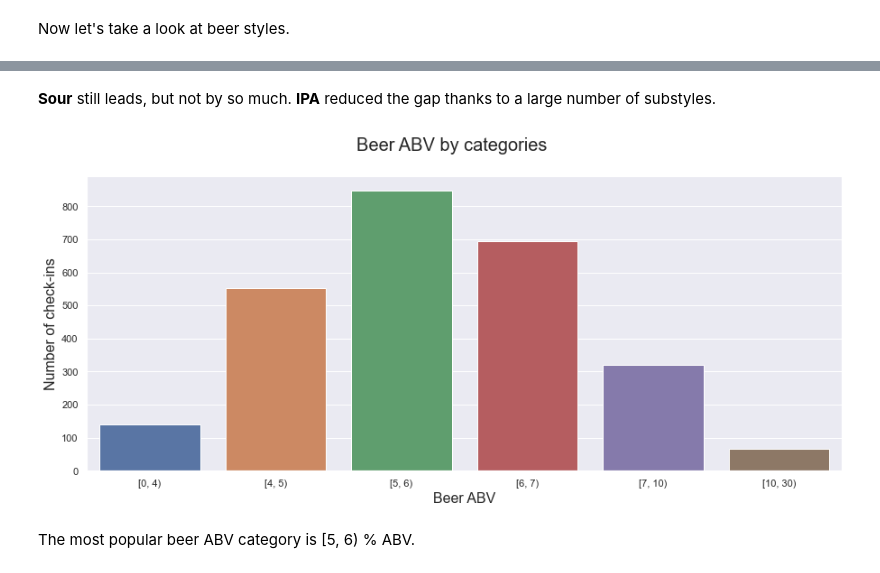
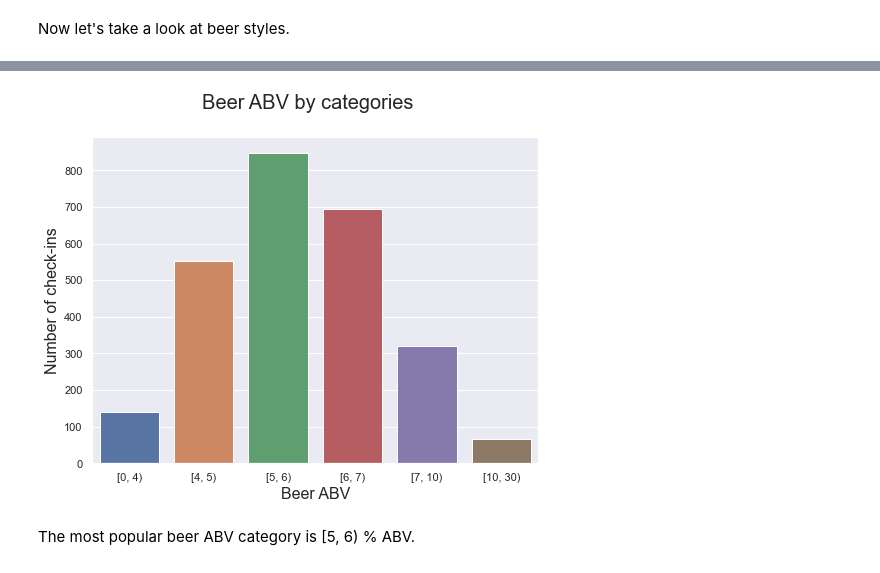
Before and after one commit to gruntoff/untappd-checkins, a Jupyter notebook: Untappd check-ins analisys.ipynb, the cells around one changed output, grey strips where cells are left out. Drawn from its saved outputs; the diff is of its cells as text; code cells hidden in the pictures.

```diff
--- a/Untappd check-ins analisys.ipynb
+++ b/Untappd check-ins analisys.ipynb
@@ -418,16 +422,14 @@ hcountplot(df, general_styles, 'Number of checkins', 'Style',
-# %% [markdown]
-**Sour** still leads, but not by so much. **IPA** reduced the gap thanks to a large number of substyles.
 # %%
 abv_cat = pd.cut(df['beer_abv'], bins=[0, 4, 5, 6, 7, 10, 30], right=False,
        labels=['[0, 4)', '[4, 5)', '[5, 6)', '[6, 7)', '[7, 10)', '[10, 30)'])
-plt.figure(figsize=(15,6))
+plt.figure(figsize=(8,6))
 figure = sns.countplot(x=abv_cat)
 plt.ylabel('Number of check-ins', fontsize=16)
 plt.xlabel('Beer ABV', fontsize=16)
 plt.suptitle('Beer ABV by categories', fontsize=20)
 plt.show()
 # %% [output]
-[figure, old version]
+[figure, new version]
 # %% [markdown]
 The most popular beer ABV category is [5, 6) % ABV.
 # %% [markdown]
```
Also changed, not shown: parts of 19 cells of this notebook, 1 other file.
